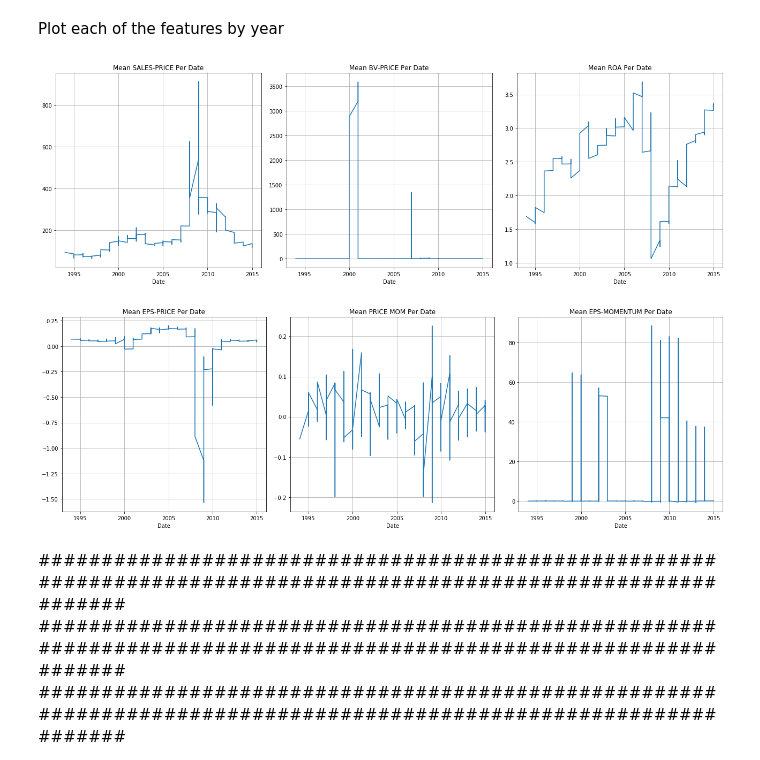
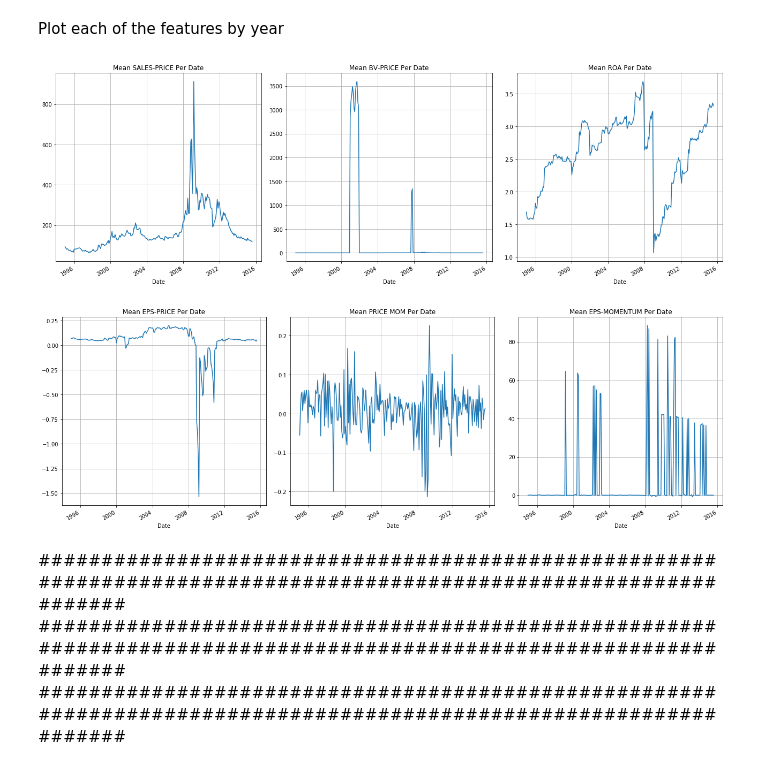
Before and after one commit to pd0687/DSprojects, a Jupyter notebook: capstone2/EDA.ipynb, the cells around one changed output. Saved outputs shown, nothing was run; the diff lists cells and outputs as text; code cells hidden in the pictures.

```diff
--- a/capstone2/EDA.ipynb
+++ b/capstone2/EDA.ipynb
@@ -29,7 +44,5 @@ group_mean = pd.DataFrame(data.groupby(['EFFECTIVE DATE'])[['SALES-PRICE', 'BV-P
 
 group_mean.reset_index(inplace=True)
 
-group_mean['YEAR'] = pd.to_numeric(group_mean['EFFECTIVE DATE'].astype(str).str[:4])
-
 group_mean.head()
 # %% [output]
@@ -42,42 +55,46 @@ group_mean.head()
 # %% [markdown]
 Plot each of the features by year
+# %%
+group_mean.index = pd.to_datetime(group_mean['EFFECTIVE DATE'].astype(str))
+
+del group_mean['EFFECTIVE DATE']
 # %%
 fig, axs = plt.subplots(1, 3, figsize=(18, 6), sharey=False)
 
-ax = group_mean.reset_index().plot(x='YEAR', y='SALES-PRICE', legend=False, ax=axs[0])
+ax = group_mean.reset_index().plot(x='EFFECTIVE DATE', y='SALES-PRICE', legend=False, ax=axs[0])
 ax.set(title='Mean SALES-PRICE Per Date', xlabel='Date')
 ax.grid(which='both')
 
-ax = group_mean.reset_index().plot(x='YEAR', y='BV-PRICE', legend=False, ax=axs[1])
+ax = group_mean.reset_index().plot(x='EFFECTIVE DATE', y='BV-PRICE', legend=False, ax=axs[1])
 ax.set(title='Mean BV-PRICE Per Date', xlabel='Date')
 ax.grid(which='both')
 
-ax = group_mean.reset_index().plot(x='YEAR', y='ROA', legend=False, ax=axs[2])
+ax = group_mean.reset_index().plot(x='EFFECTIVE DATE', y='ROA', legend=False, ax=axs[2])
 ax.set(title='Mean ROA Per Date', xlabel='Date')
 ax.grid(which='both')
 
 plt.tight_layout()
 plt.show()
 
 fig, axs = plt.subplots(1, 3, figsize=(18, 6), sharey=False)
 
-ax = group_mean.reset_index().plot(x='YEAR', y='EPS-PRICE', legend=False, ax=axs[0])
+ax = group_mean.reset_index().plot(x='EFFECTIVE DATE', y='EPS-PRICE', legend=False, ax=axs[0])
 ax.set(title='Mean EPS-PRICE Per Date', xlabel='Date')
 ax.grid(which='both')
 
-ax = group_mean.reset_index().plot(x='YEAR', y='PRICE MOM', legend=False, ax=axs[1])
+ax = group_mean.reset_index().plot(x='EFFECTIVE DATE', y='PRICE MOM', legend=False, ax=axs[1])
 ax.set(title='Mean PRICE MOM Per Date', xlabel='Date')
 ax.grid(which='both')
 
-ax = group_mean.reset_index().plot(x='YEAR', y='EPS-MOMENTUM', legend=False, ax=axs[2])
+ax = group_mean.reset_index().plot(x='EFFECTIVE DATE', y='EPS-MOMENTUM', legend=False, ax=axs[2])
 ax.set(title='Mean EPS-MOMENTUM Per Date', xlabel='Date')
 ax.grid(which='both')
 
 plt.tight_layout()
 plt.show()
 # %% [output]
-[figure, old version]
+[figure, new version]
-[figure, old version]
+[figure, new version]
 # %% [markdown]
 ###################################################################################################################
 ###################################################################################################################
```
Also changed, not shown: parts of 33 cells of this notebook.
